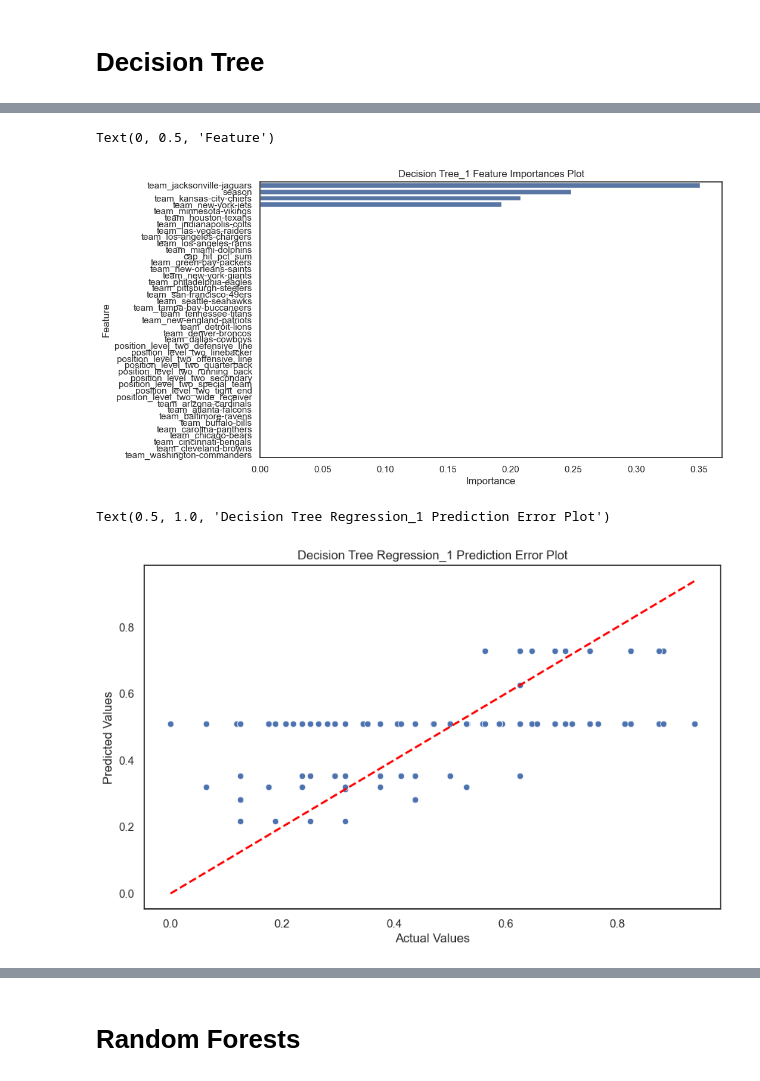
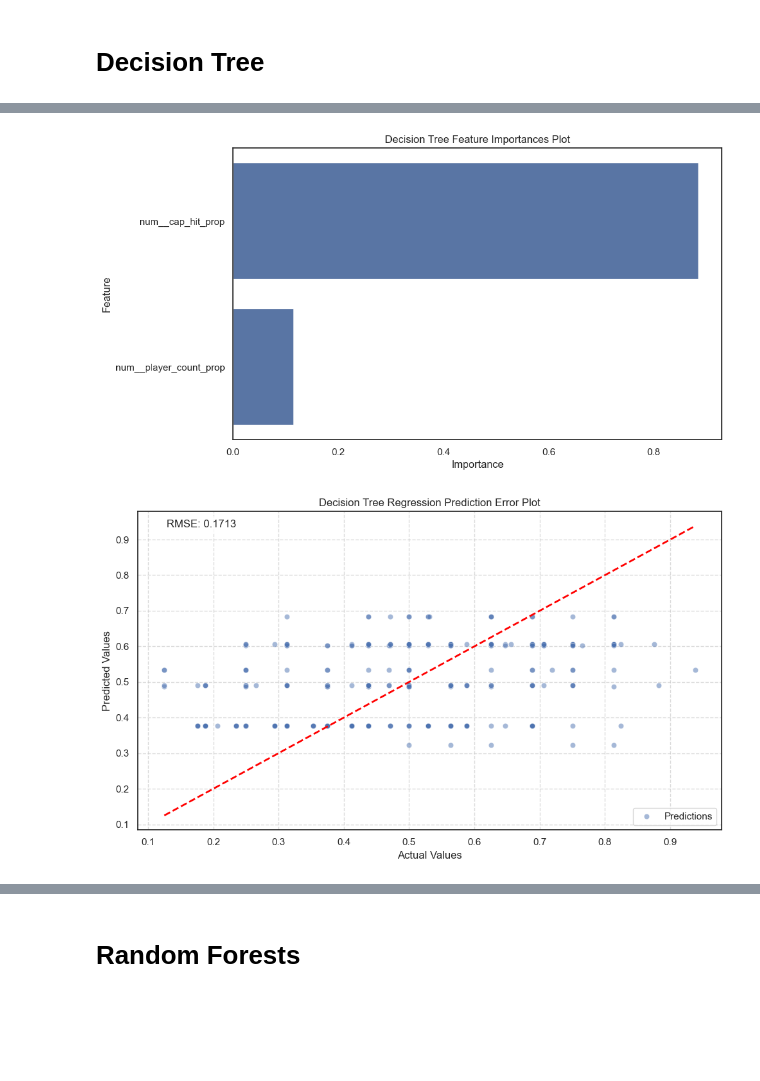
Before and after one commit to chrisizenour/football_analysis, a Jupyter notebook: notebooks/nfl_supervised_learning_pt1.ipynb, the cells around one changed output, grey strips where cells are left out. Drawn from its saved outputs; the diff is of its cells as text; code cells hidden in the pictures; blank space fills up the shorter version.

```diff
--- a/notebooks/nfl_supervised_learning_pt1.ipynb
+++ b/notebooks/nfl_supervised_learning_pt1.ipynb
@@ -546,7 +533,7 @@ Index(['cap_hit_pct_sum', 'season', 'position_level_two', 'team'], dtype='object
 # Create Shared Modeling Objects
 # %%
 # Dynamic feature detection
-selected_numeric_features, selected_categorical_features = create_feature_lists(X1_train)
+selected_numeric_features, selected_categorical_features = create_feature_lists(X_train)
 
 print(selected_numeric_features)
 print(selected_categorical_features)
@@ -1019,12 +1023,12 @@ Test RMSE: 0.1826
 # %%
 # Extract the trained DecisionTreeRegressor
-optimized_tree_1 = tree_best_pipe_1.named_steps['regressor']
+optimized_tree = tree_best_pipe.named_steps['regressor']
 
 # Access the parameters of the optimized tree
-best_tree_params_1 = optimized_tree_1.get_params()
+best_tree_params = optimized_tree.get_params()
 
 # Display the best parameters
-print("Best Parameters for the Decision Tree_1:")
-for param, value in best_tree_params_1.items():
+print("Best Parameters for the Decision Tree:")
+for param, value in best_tree_params.items():
     print(f"{param}: {value}")
 # %% [output]
@@ -1042,26 +1046,22 @@ monotonic_cst: None
 random_state: 0
 splitter: best
 # %%
-# Get feature importance scores
-tree_feature_importances_1 = optimized_tree_1.feature_importances_
+# Get feature importances
+tree_feature_importances = optimized_tree.feature_importances_
 
-# Combine with feature names (including those created by OneHotEncoder)
-tree_preprocessed_features_1 = tree_best_pipe_1.named_steps['preprocessor'].transformers_
+# Get feature names from the fitted preprocessor
+tree_preprocessor = tree_best_pipe.named_steps['preprocessor']
+tree_feature_names = tree_preprocessor.get_feature_names_out()
 
-tree_categorical_features_1 = tree_best_pipe_1.named_steps['preprocessor'].transformers_[1][1].get_feature_names_out()
-
-tree_all_features_1 = list(selected_numeric_features) + list(tree_categorical_features_1)
-
-# Create a DataFrame for readability
-tree_importance_df_1 = pd.DataFrame({
-    'Feature': tree_all_features_1,
-    'Importance': tree_feature_importances_1
+# Create a DataFrame for feature importances
+tree_importance_df = pd.DataFrame({
+    'Feature': tree_feature_names,
+    'Importance': tree_feature_importances
 }).sort_values(by='Importance', ascending=False)
-
 
 
 # Display the feature importances
 print("Feature Importances:")
-print(tree_importance_df_1)
+print(tree_importance_df)
 # %% [output]
 Feature Importances:
@@ -1128,33 +1138,45 @@ Feature Importances:
 # tree_learning_curve_plot_1.tight_layout()
 # tree_learning_curve_plot_1.savefig(f'{project_data_exports_path}/tree_learning_curve_plot_1.png', dpi=300, bbox_inches='tight')
 # %%
-tree_feat_imp_plot_1, ax = plt.subplots(1, 1, figsize=(10,6), facecolor='white')
+tree_feat_imp_plot, ax = plt.subplots(1, 1, figsize=(10,6), facecolor='white')
 sns.barplot(
-    data=tree_importance_df_1,
+    data=tree_importance_df,
     x='Importance',
     y='Feature',
     ax=ax
 )
-ax.set_title("Decision Tree_1 Feature Importances Plot")
+ax.set_title("Decision Tree Feature Importances Plot")
 ax.set_xlabel("Importance")
 ax.set_ylabel("Feature")
+
+tree_feat_imp_plot.savefig(f'{project_data_exports_path}/tree_feat_imp_plot.png', dpi=300, bbox_inches='tight')
 # %% [output]
-Text(0, 0.5, 'Feature')
-[figure, old version]
+[figure, new version]
 # %%
-tree_pred_error_plot_1, ax = plt.subplots(1, 1, figsize=(10,6), facecolor='white')
+tree_pred_error_plot, ax = plt.subplots(1, 1, figsize=(10,6), facecolor='white')
 
 sns.scatterplot(
-    x=y1_test,
-    y=tree_preds_1,
-    ax=ax
+    x=y_test,
+    y=tree_preds,
+    alpha=0.5,
+    ax=ax,
+    label='Predictions'
     )
 
-plt.plot([y1_test.min(), y1_test.max()], [y1_test.min(), y1_test.max()], '--', color='red', linewidth=2)
+ax.plot([y_test.min(), y_test.max()], [y_test.min(), y_test.max()], '--', color='red', linewidth=2)
+
+# Display RMSE
+ax.text(0.05, 0.95, f'RMSE: {tree_rmse:.4f}', transform=ax.transAxes, bbox=dict(facecolor='white', alpha=0.8))
+
 ax.set_xlabel("Actual Values")
 ax.set_ylabel("Predicted Values")
-ax.set_title("Decision Tree Regression_1 Prediction Error Plot")
+ax.set_title("Decision Tree Regression Prediction Error Plot")
+ax.legend()
+ax.grid(True, linestyle='--', alpha=0.7)
+
+tree_pred_error_plot.tight_layout()
+
+tree_pred_error_plot.savefig(f'{project_data_exports_path}/tree_pred_error_plot.png', dpi=300, bbox_inches='tight')
 # %% [output]
-Text(0.5, 1.0, 'Decision Tree Regression_1 Prediction Error Plot')
-[figure, old version]
+[figure, new version]
 # %%
```
Also changed, not shown: parts of 89 cells of this notebook, 58 other files.
